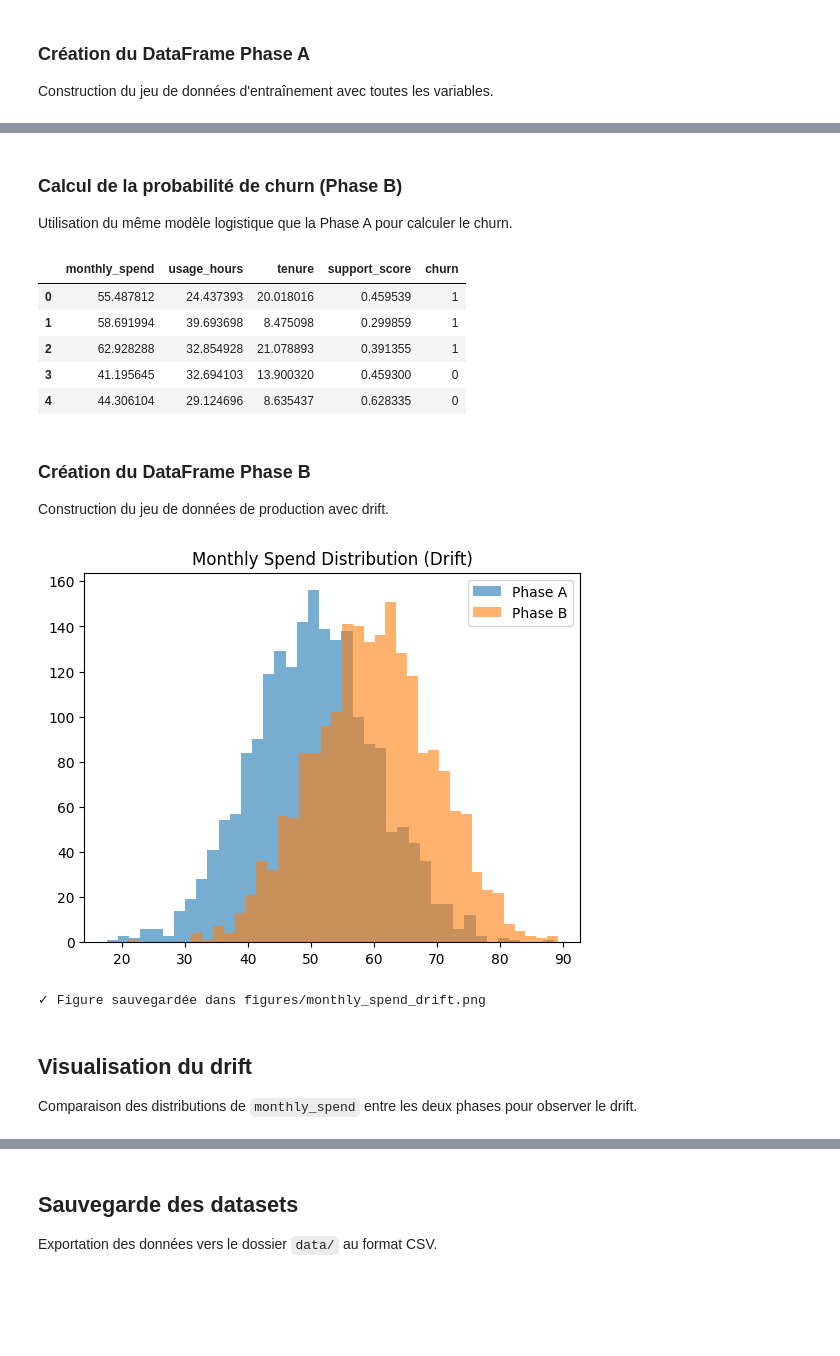
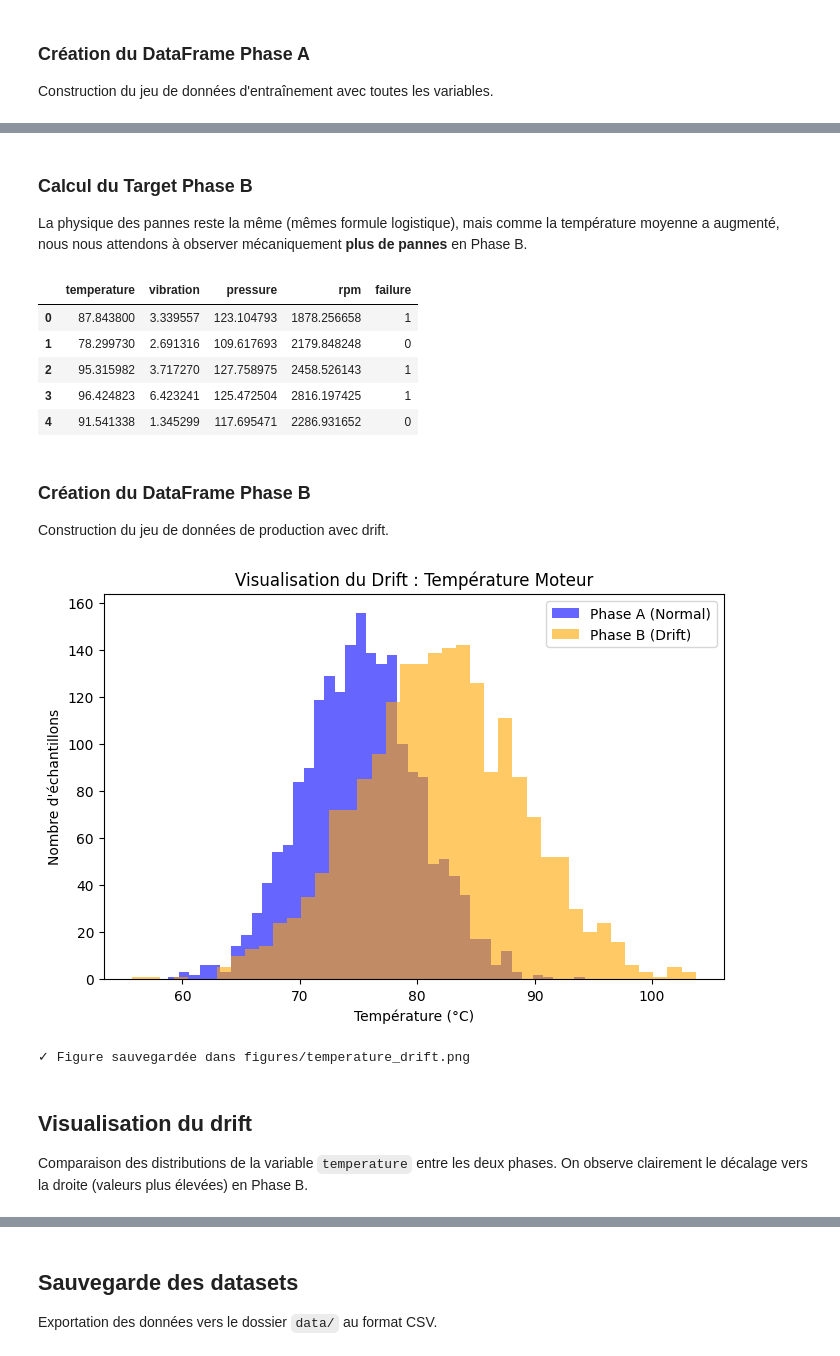
Before and after one commit to regisx001/machine-learning-data-drift-detection, a Jupyter notebook: 01-data-generation.ipynb, the cells around one changed output, grey strips where cells are left out. Saved outputs shown, nothing was run; the diff lists cells and outputs as text; code cells hidden in the pictures; blank space fills up the shorter version.

```diff
--- a/01-data-generation.ipynb
+++ b/01-data-generation.ipynb
@@ -10,11 +13,11 @@ import matplotlib.pyplot as plt
 np.random.seed(42)
 n_samples = 2000
 
-# Phase A : données historiques
-monthly_spend_A = np.random.normal(loc=50, scale=10, size=n_samples)
-usage_hours_A = np.random.normal(loc=40, scale=8, size=n_samples)
-tenure_A = np.random.exponential(scale=24, size=n_samples)
-support_score_A = np.random.uniform(0.4, 1.0, size=n_samples)
+# Phase A : données historiques (Fonctionnement normal)
+temperature_A = np.random.normal(loc=75, scale=5, size=n_samples)    # Température moteur (°C)
+vibration_A = np.random.gamma(shape=2, scale=1.5, size=n_samples)    # Vibration (mm/s)
+pressure_A = np.random.normal(loc=120, scale=10, size=n_samples)     # Pression hydraulique (Bar)
+rpm_A = np.random.uniform(1500, 3000, size=n_samples)                # Vitesse de rotation (RPM)
 # %% [markdown]
 ## Phase A : Génération des données historiques
 
@@ -63,9 +74,11 @@ data_A.head()
 
 Construction du jeu de données d'entraînement avec toutes les variables.
 # %%
-# Phase B : données de production avec drift
-monthly_spend_B = np.random.normal(loc=60, scale=10, size=n_samples)  # hausse prix
-usage_hours_B = np.random.normal(loc=37, scale=8, size=n_samples)    # légère baisse
-tenure_B = np.random.exponential(scale=24, size=n_samples)           # stable
-support_score_B = np.random.uniform(0.2, 0.8, size=n_samples)        # support dégradé
+# Phase B : Données de production avec DRIFT
+# Simulation : Un capteur de température décalibré ou une surchauffe globale des machines
+
+temperature_B = np.random.normal(loc=82, scale=7, size=n_samples)    # DRIFT : Moyenne 75 -> 82, Variance augmente
+vibration_B = np.random.gamma(shape=2, scale=1.5, size=n_samples)    # Pas de drift (loi identique)
+pressure_B = np.random.normal(loc=120, scale=10, size=n_samples)     # Pas de drift
+rpm_B = np.random.uniform(1500, 3000, size=n_samples)                # Pas de drift
 # %% [markdown]
@@ -89,42 +108,45 @@ churn_B = np.random.binomial(1, proba_churn_B)
 # %% [markdown]
-### Calcul de la probabilité de churn (Phase B)
+### Calcul du Target Phase B
 
-Utilisation du même modèle logistique que la Phase A pour calculer le churn.
+La physique des pannes reste la même (mêmes formule logistique), mais comme la température moyenne a augmenté, nous nous attendons à observer mécaniquement **plus de pannes** en Phase B.
 # %%
 data_B = pd.DataFrame({
-    "monthly_spend": monthly_spend_B,
-    "usage_hours": usage_hours_B,
-    "tenure": tenure_B,
-    "support_score": support_score_B,
-    "churn": churn_B
+    "temperature": temperature_B,
+    "vibration": vibration_B,
+    "pressure": pressure_B,
+    "rpm": rpm_B,
+    "failure": failure_B
 })
 
 data_B.head()
 # %% [output]
-|  | monthly_spend | usage_hours | tenure | support_score | churn |
-| 0 | 55.487812 | 24.437393 | 20.018016 | 0.459539 | 1 |
-| 1 | 58.691994 | 39.693698 | 8.475098 | 0.299859 | 1 |
-| 2 | 62.928288 | 32.854928 | 21.078893 | 0.391355 | 1 |
-| 3 | 41.195645 | 32.694103 | 13.900320 | 0.459300 | 0 |
-| 4 | 44.306104 | 29.124696 | 8.635437 | 0.628335 | 0 |
+|  | temperature | vibration | pressure | rpm | failure |
+| 0 | 87.843800 | 3.339557 | 123.104793 | 1878.256658 | 1 |
+| 1 | 78.299730 | 2.691316 | 109.617693 | 2179.848248 | 0 |
+| 2 | 95.315982 | 3.717270 | 127.758975 | 2458.526143 | 1 |
+| 3 | 96.424823 | 6.423241 | 125.472504 | 2816.197425 | 1 |
+| 4 | 91.541338 | 1.345299 | 117.695471 | 2286.931652 | 0 |
 # %% [markdown]
 ### Création du DataFrame Phase B
 
 Construction du jeu de données de production avec drift.
 # %%
-plt.hist(monthly_spend_A, bins=40, alpha=0.6, label="Phase A")
-plt.hist(monthly_spend_B, bins=40, alpha=0.6, label="Phase B")
+plt.figure(figsize=(8, 5))
+plt.hist(temperature_A, bins=40, alpha=0.6, label="Phase A (Normal)", color='blue')
+plt.hist(temperature_B, bins=40, alpha=0.6, label="Phase B (Drift)", color='orange')
 plt.legend()
-plt.title("Monthly Spend Distribution (Drift)")
-plt.savefig("figures/monthly_spend_drift.png", dpi=300, bbox_inches='tight')
+plt.xlabel("Température (°C)")
+plt.ylabel("Nombre d'échantillons")
+plt.title("Visualisation du Drift : Température Moteur")
+plt.savefig("images/temperature_drift.png", dpi=300, bbox_inches='tight')
 plt.show()
 
-print("✓ Figure sauvegardée dans figures/monthly_spend_drift.png")
+print("✓ Figure sauvegardée dans figures/temperature_drift.png")
 # %% [output]
-[figure, old version]
+[figure, new version]
-✓ Figure sauvegardée dans figures/monthly_spend_drift.png
+✓ Figure sauvegardée dans figures/temperature_drift.png
 # %% [markdown]
 ## Visualisation du drift
 
-Comparaison des distributions de `monthly_spend` entre les deux phases pour observer le drift.
+Comparaison des distributions de la variable `temperature` entre les deux phases. On observe clairement le décalage vers la droite (valeurs plus élevées) en Phase B.
 # %%
```
Also changed, not shown: parts of 8 cells of this notebook, 23 other files.
